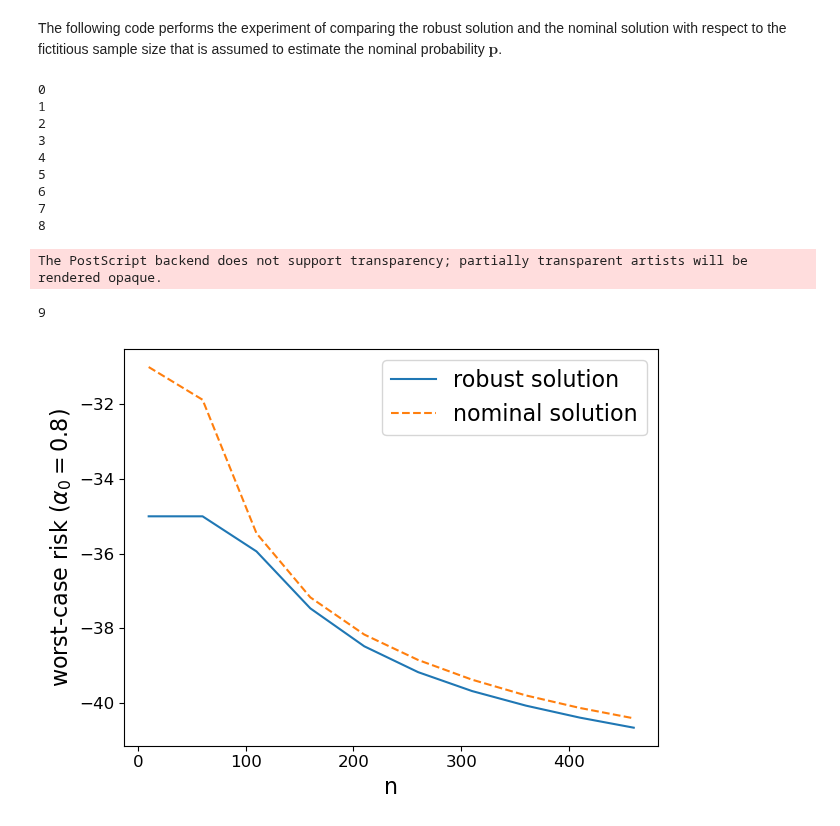
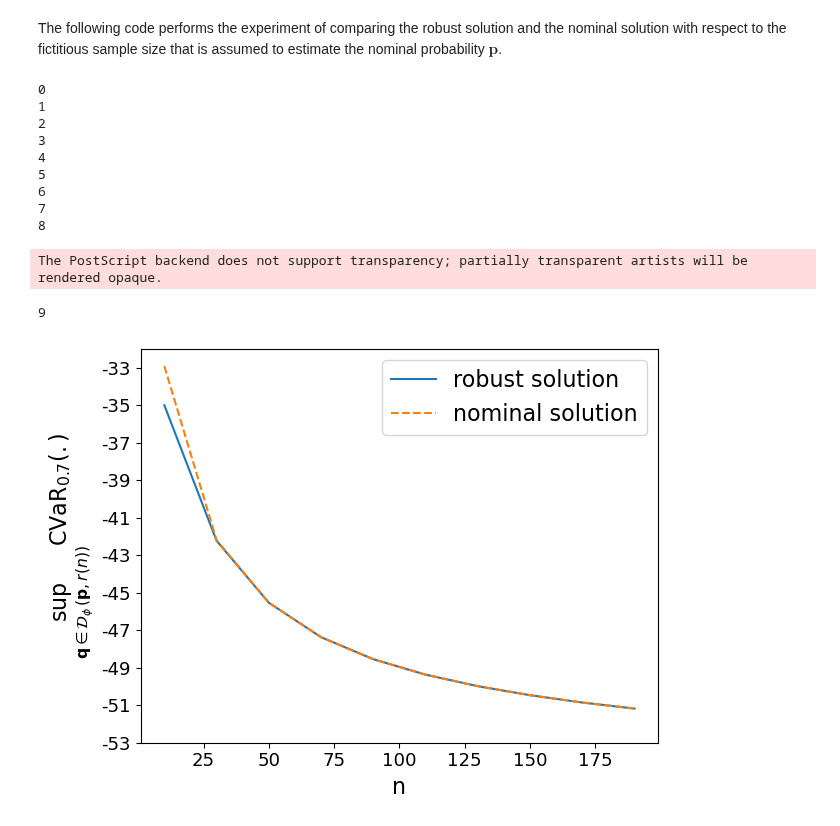
Before and after one commit to GuanJinNL/Robust_Optimization_Risk_Measures, a Jupyter notebook: Multi_Items_Newsvendor.ipynb, the cells around one changed output. Cells and saved outputs as stored; diff of their text form; code cells hidden in the pictures.

```diff
--- a/Multi_Items_Newsvendor.ipynb
+++ b/Multi_Items_Newsvendor.ipynb
@@ -133,7 +133,7 @@ p_items = np.array([[0.375,0.375,0.25],[0.25,0.25,0.5],[0.127,0.786,0.087]])
 par_mnews = np.array([[6,4,2,4],[8,3,5,2.5],[5,4,1.5,4]])
 m = len(d)**len(p_items)
 ### parameter for the distortion function, in the case of h_cv, this is the alpha_0 value
-par = 0.8
+par = 0.3
 ### second derivative phi'' of phi function evaluated at 1
 phi_dot = 1
 
@@ -153,36 +153,41 @@ h_func = hf.h_cvar_cut
 # %% [markdown]
 The following code performs the experiment of comparing the robust solution and the nominal solution with respect to the fictitious sample size that is assumed to estimate the nominal probability $\mathbf{p}$.
 # %%
-Nsize = np.arange(10,500,50) ### for alpha_0 = 0.9, 0.8
-#Nsize = np.arange(10,200,20)  ### for alpha_0 = 0.4,0.3
+#Nsize = np.arange(10,500,50) ### for alpha_0 = 0.9, 0.8
+Nsize = np.arange(10,200,20)  ### for alpha_0 = 0.4,0.3
 L = len(Nsize)
 wcrisk_rob = np.zeros(L)
 wcrisk_nom = np.zeros(L)
 for i in range(L):
     r = phi_dot/(2*Nsize[i])*scipy.stats.chi2.ppf(0.95, m-1)    ### determining the radius of the phi-divergence set
     wcrisk_rob[i] = mnews_affine_riskmin(p,d,r,indices,par_mnews,phi_conj,np.array([1/(1-par),0]),np.array([0,1]))[1]
     res_nom = mnews_affine_riskmin(p,d,0,indices,par_mnews,phi_conj,np.array([1/(1-par),0]),np.array([0,1]))[0]
     print(i)
     wcrisk_nom[i] = robustcheck_riskmin(res_nom,d,r,p,par,par_mnews,indices,hf.h_cvar_cut, phi.kb_cut)[0]
 plt.plot(Nsize, wcrisk_rob, label = 'robust solution')
 plt.plot(Nsize, wcrisk_nom,'--', label = 'nominal solution')
 plt.xlabel('n', fontsize = 16)
-plt.ylabel(r'worst-case risk ($\alpha_0=0.8$)', fontsize = 16)
-plt.xticks(fontsize=12)  # Set font size for x-axis tick labels
-plt.yticks(fontsize=12)
+plt.ylabel(r'$\sup_{\mathbf{q}\in \mathcal{D}_{\phi}(\mathbf{p},r(n))}\mathrm{CVaR}_{0.7}(.)$', fontsize = 16)
+plt.xticks(fontsize=13)  # Set font size for x-axis tick labels
+
+y_min, y_max = plt.gca().get_ylim()
+y_ticks = np.arange(np.floor(y_min), np.ceil(y_max) + 1, 2)  # Ensure integer ticks
+plt.gca().set_yticks(y_ticks)
+plt.gca().set_yticklabels([int(tick) for tick in y_ticks], fontsize=13)
+
 plt.legend(fontsize = 16)
 plt.tight_layout()
-plt.savefig('mnewline08.eps', format = 'eps')
+plt.savefig('mnewline03.eps', format = 'eps')
 # %% [output]
 0
 1
 2
 3
 4
 5
 6
 7
 8
 The PostScript backend does not support transparency; partially transparent artists will be rendered opaque.
 9
-[figure, old version]
+[figure, new version]
```
Also changed, not shown: parts of 1 cell of this notebook, 2 other files.
